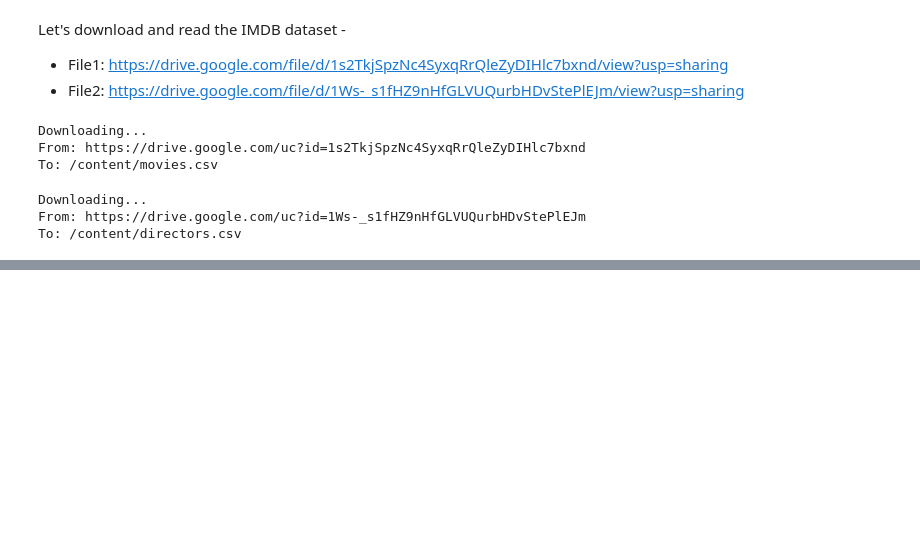
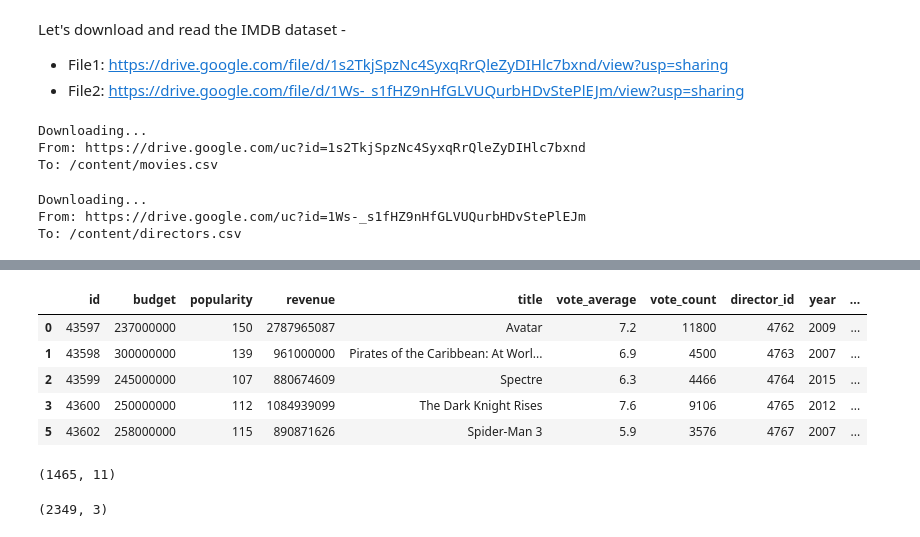
Before and after one commit to shivraj7/scalar, a Jupyter notebook: Pandas3.ipynb, the cells around one changed output, grey strips where cells are left out. Cells and saved outputs as stored; diff of their text form; code cells hidden in the pictures; blank space fills up the shorter version.

```diff
--- a/Pandas3.ipynb
+++ b/Pandas3.ipynb
@@ -172,0 +196,18 @@ movies = pd.read_csv('movies.csv')
+# %%
+movies.head()
+# %% [output]
+|  | id | budget | popularity | revenue | title | vote_average | vote_count | director_id | year | ... |
+| 0 | 43597 | 237000000 | 150 | 2787965087 | Avatar | 7.2 | 11800 | 4762 | 2009 | ... |
+| 1 | 43598 | 300000000 | 139 | 961000000 | Pirates of the Caribbean: At Worl... | 6.9 | 4500 | 4763 | 2007 | ... |
+| 2 | 43599 | 245000000 | 107 | 880674609 | Spectre | 6.3 | 4466 | 4764 | 2015 | ... |
+| 3 | 43600 | 250000000 | 112 | 1084939099 | The Dark Knight Rises | 7.6 | 9106 | 4765 | 2012 | ... |
+| 5 | 43602 | 258000000 | 115 | 890871626 | Spider-Man 3 | 5.9 | 3576 | 4767 | 2007 | ... |
+# %%
+#shape
+movies.shape
+# %% [output]
+(1465, 11)
+# %%
+directors.shape
+# %% [output]
+(2349, 3)
```
Also changed, not shown: parts of 21 cells of this notebook.
